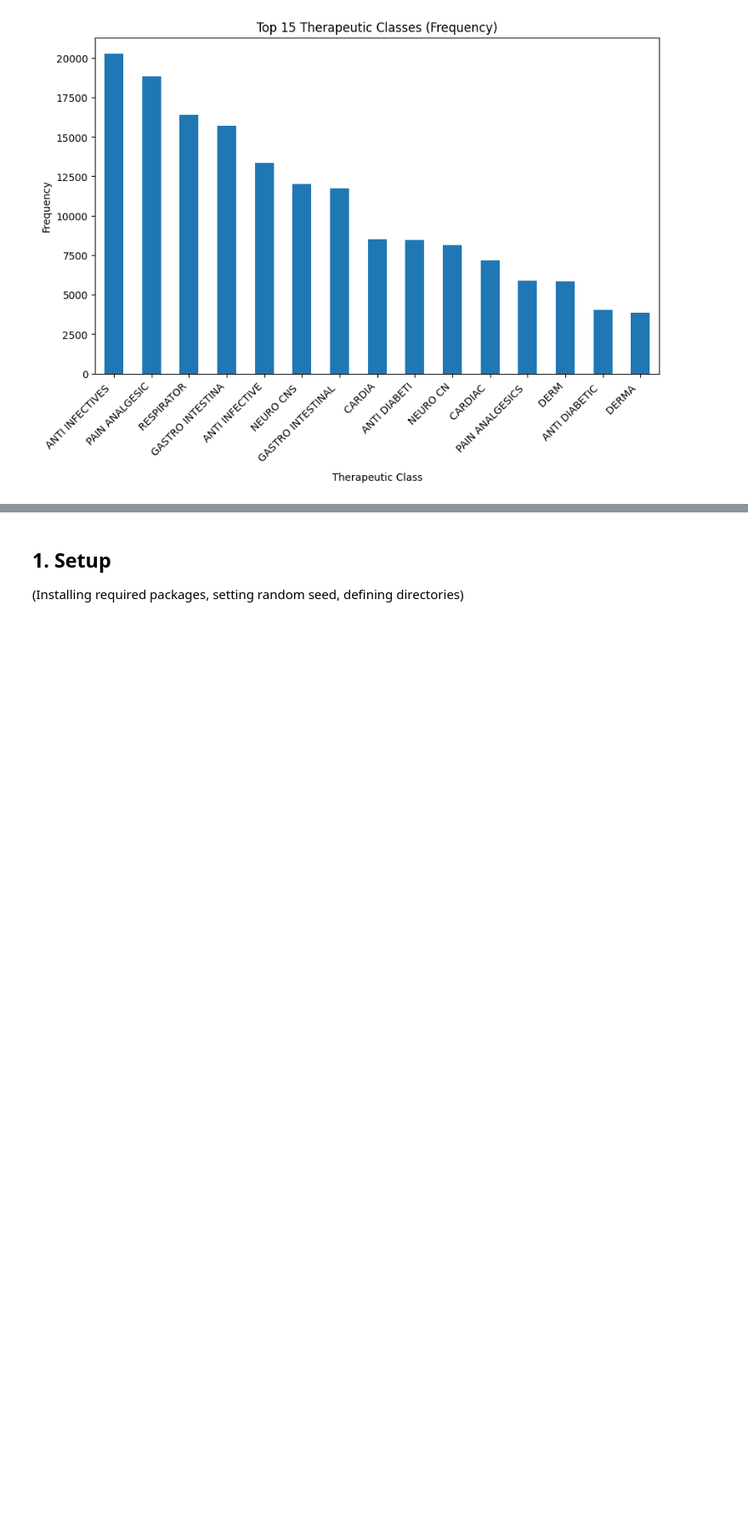
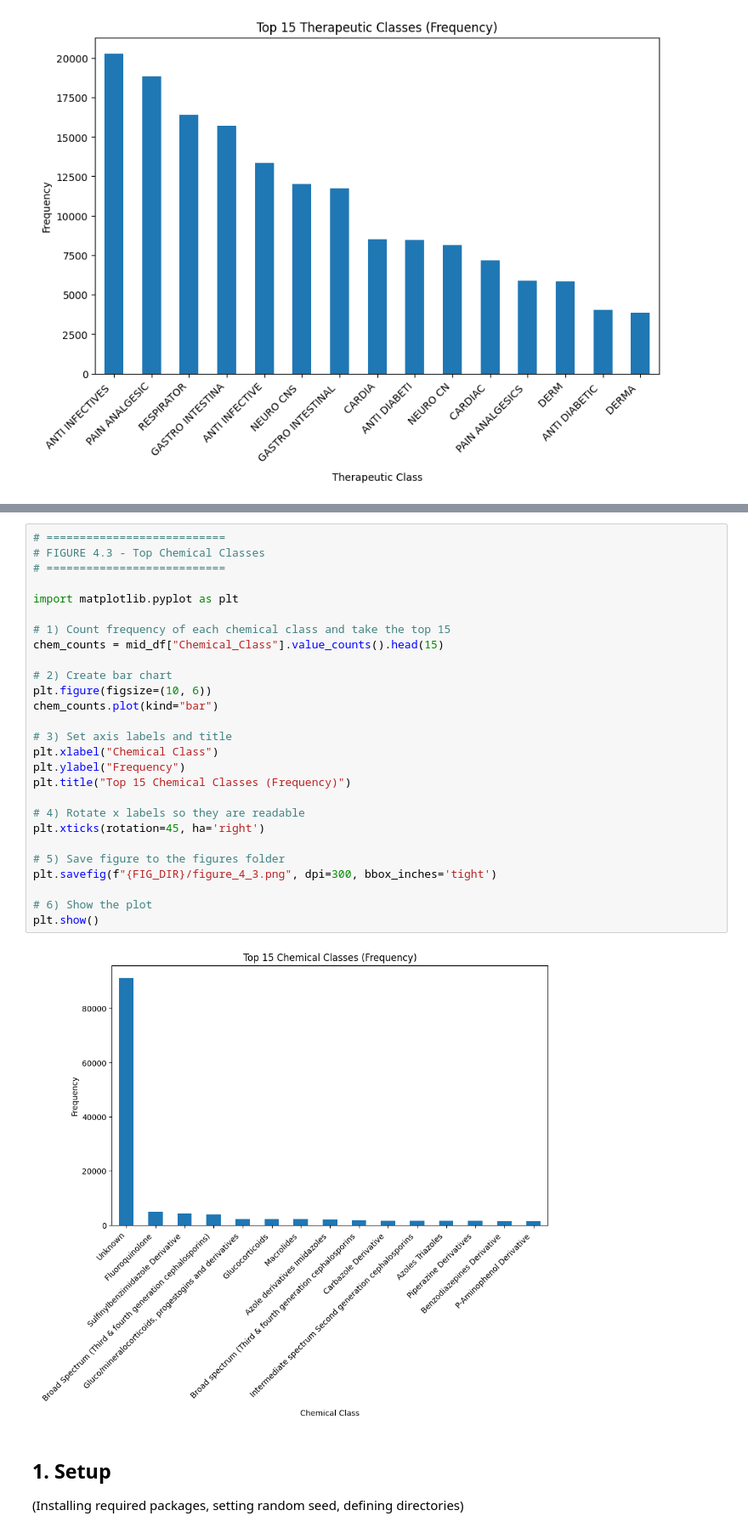
Before and after one commit to fatemehmsh90/Business-Data-Analytics-Project, a Jupyter notebook: notebooks/Drug_Substitute_Analysis.ipynb, the cells around one changed output, grey strips where cells are left out. Shown at 85% size. Drawn from its saved outputs; the diff is of its cells as text; blank space fills up the shorter version.

```diff
--- a/notebooks/Drug_Substitute_Analysis.ipynb
+++ b/notebooks/Drug_Substitute_Analysis.ipynb
@@ -745,3 +747,32 @@ plt.show()
+# %%
+# ===========================
+# FIGURE 4.3 - Top Chemical Classes
+# ===========================
+
+import matplotlib.pyplot as plt
+
+# 1) Count frequency of each chemical class and take the top 15
+chem_counts = mid_df["Chemical_Class"].value_counts().head(15)
+
+# 2) Create bar chart
+plt.figure(figsize=(10, 6))
+chem_counts.plot(kind="bar")
+
+# 3) Set axis labels and title
+plt.xlabel("Chemical Class")
+plt.ylabel("Frequency")
+plt.title("Top 15 Chemical Classes (Frequency)")
+
+# 4) Rotate x labels so they are readable
+plt.xticks(rotation=45, ha='right')
+
+# 5) Save figure to the figures folder
+plt.savefig(f"{FIG_DIR}/figure_4_3.png", dpi=300, bbox_inches='tight')
+
+# 6) Show the plot
+plt.show()
+# %% [output]
+[figure, added]
 # %% [markdown]
 ## 1. Setup
 (Installing required packages, setting random seed, defining directories)
```
Also changed, not shown: parts of 1 cell of this notebook.
